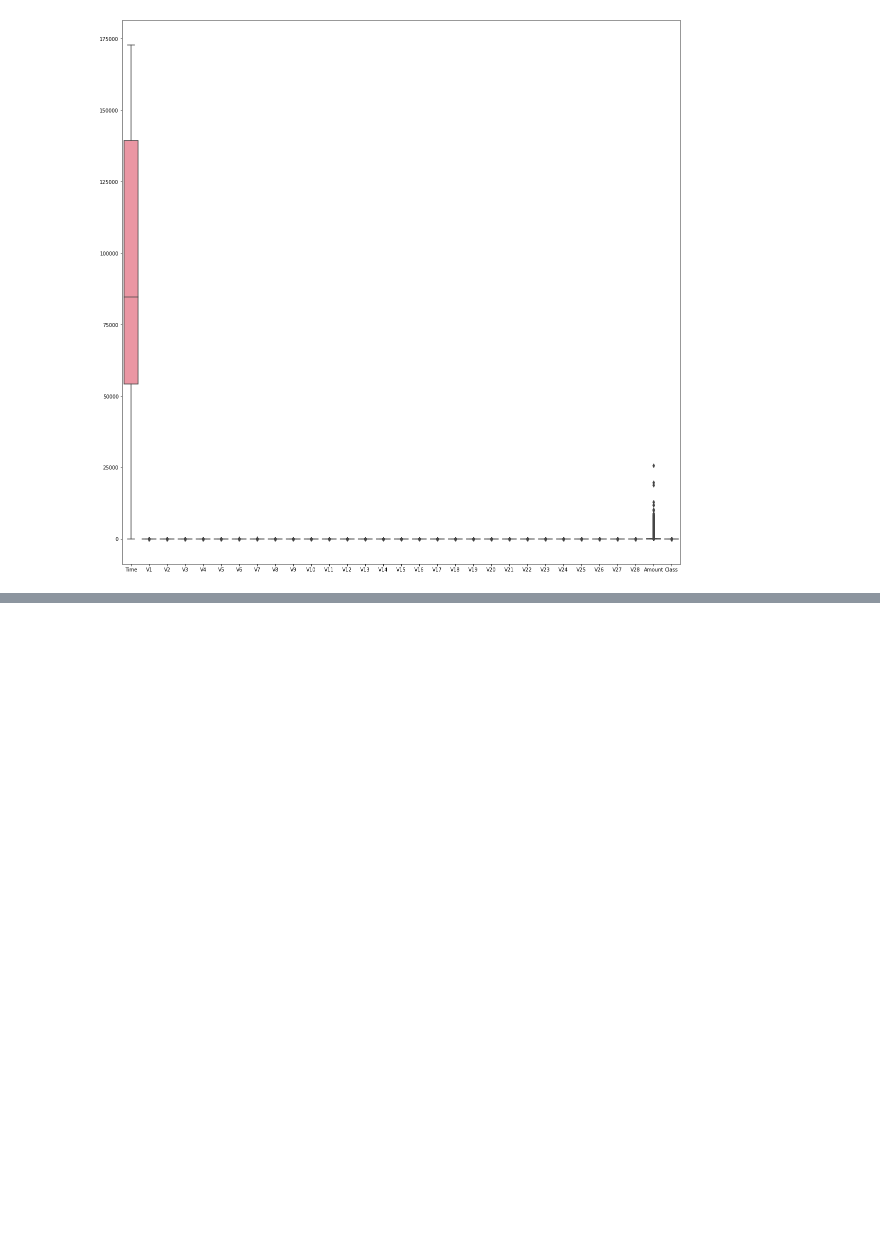
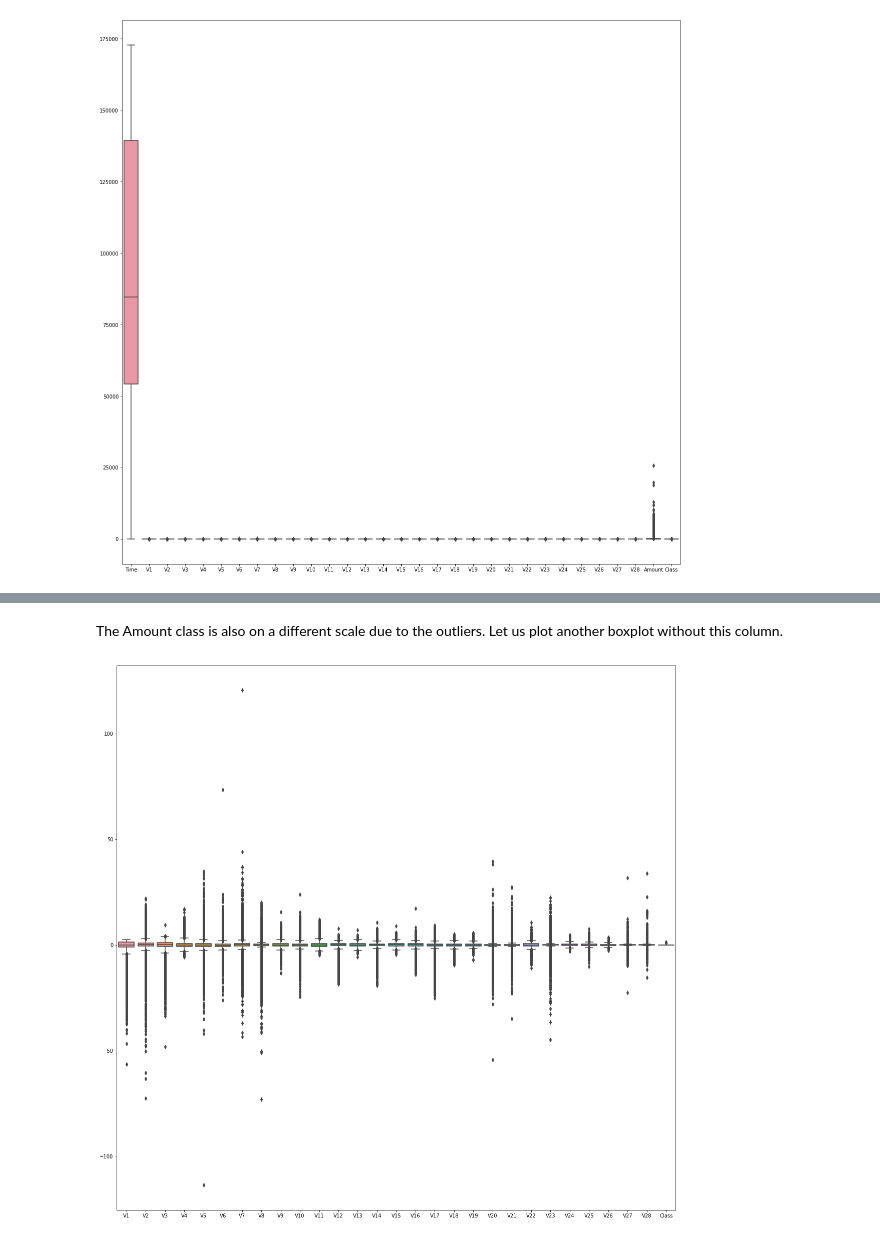
Before and after one commit to sivadhulipala1999/credit-card-fraud-detection, a Jupyter notebook: eda/data_munging.ipynb, the cells around one changed output, grey strips where cells are left out. Saved outputs shown, nothing was run; the diff lists cells and outputs as text; code cells hidden in the pictures; blank space fills up the shorter version.

```diff
--- a/eda/data_munging.ipynb
+++ b/eda/data_munging.ipynb
@@ -86,0 +92,9 @@ We can observe that the "Amount" class has a lot of outliers. In contrast, other
+# %% [markdown]
+The Amount class is also on a different scale due to the outliers. Let us plot another boxplot without this column.
+# %%
+df_without_time_and_amount = df.drop(['Time', 'Amount'], axis=1)
+plt.subplots(figsize=(20, 20))
+sns.boxplot(data=df_without_time_and_amount)
+plt.show()
+# %% [output]
+[figure, added]
```
Also changed, not shown: parts of 10 cells of this notebook.
